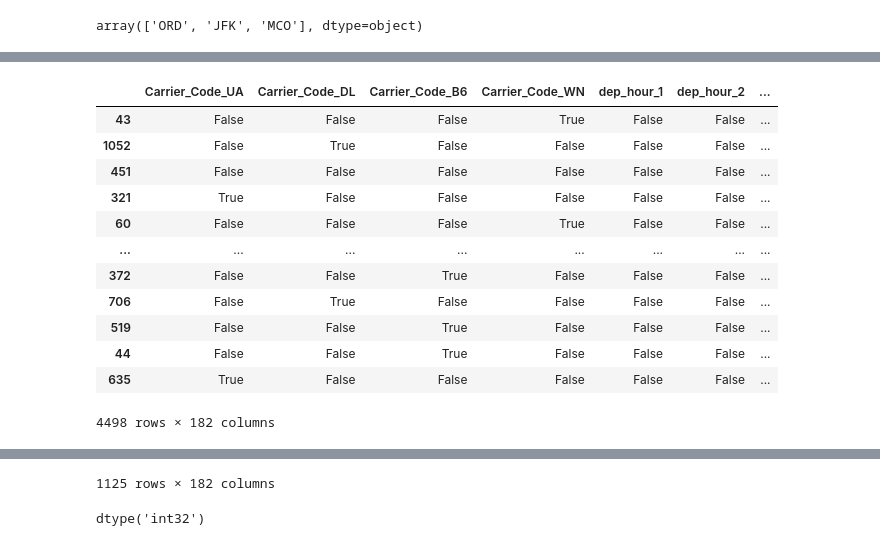
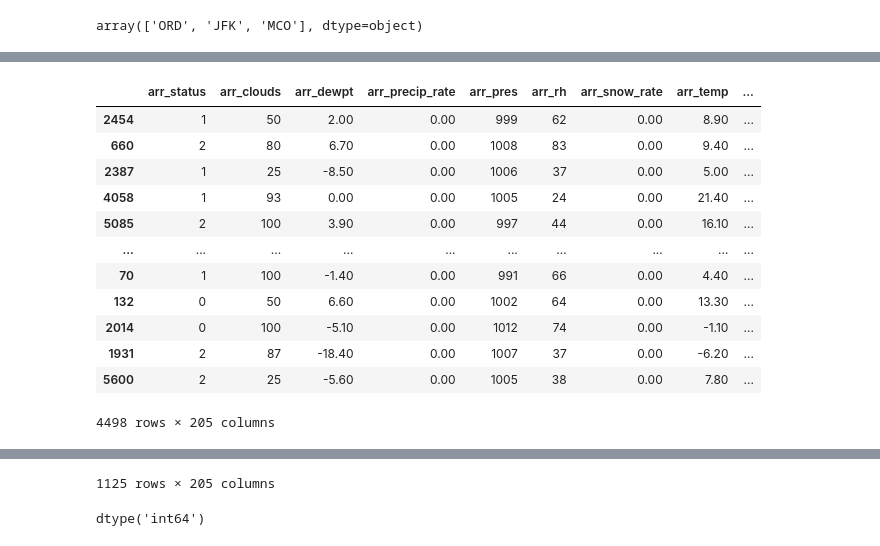
Before and after one commit to melvin1117/flight-predictions, a Jupyter notebook: analysis1.ipynb, the cells around one changed output, grey strips where cells are left out. Cells and saved outputs as stored; diff of their text form; code cells hidden in the pictures.

```diff
--- a/analysis1.ipynb
+++ b/analysis1.ipynb
@@ -110,21 +110,21 @@ sub_data.head()
 # %%
 sub_data['dep_min'] = sub_data['Scheduled departure time'].str.split(":").str[1].astype('int64')
 def round_to_nearest_quarter(minute):
-    if 0 <= minute < 7:
+    if 0 <= minute < 14:
         return 0
-    elif 8 <= minute < 22:
+    elif 15 <= minute < 29:
         return 15
-    elif 23 <= minute < 37:
+    elif 30 <= minute < 44:
         return 30
     else:
         return 45
 
 sub_data['dep_minutes'] = sub_data['dep_min'].apply(round_to_nearest_quarter).astype('object')
-sub_data['dep_hours'] = np.where(sub_data['dep_min']>52,sub_data['dep_hour']+1,sub_data['dep_hour']).astype('object')
+sub_data['dep_hours'] = sub_data['dep_hour'].astype('object')
 sub_data['dep_min'] = sub_data['dep_min'].astype('object')
 sub_data['arr_min'] = main_data['Scheduled Arrival Time'].str.split(":").str[1].astype('int64')
 sub_data['arr_minutes'] = sub_data['arr_min'].apply(round_to_nearest_quarter).astype('object')
-sub_data['arr_hours'] = np.where(sub_data['arr_min']>52,sub_data['arr_hour']+1,sub_data['arr_hour']).astype('object')
+sub_data['arr_hours'] = sub_data['arr_hour'].astype('object')
 sub_data['arr_min'] = sub_data['arr_min'].astype('object')
 sub_data['Flight_Number'] = main_data['Flight_Number'].astype('object')
 sub_data['dep_hour'] = main_data['dep_hour'].astype('object')
@@ -166,0 +169,18 @@ dtype: object
+# %%
+# Read and process weather data files for each airport
+jfk_weather_data = pd.read_csv('weather_data/JFK_weather_data_sub_hourly_processed.csv')
+syr_weather_data = pd.read_csv('weather_data/SYR_weather_data_sub_hourly_processed.csv')
+ord_weather_data = pd.read_csv('weather_data/ORD_weather_data_sub_hourly_processed.csv')
+mco_weather_data = pd.read_csv('weather_data/MCO_weather_data_sub_hourly_processed.csv')
+
+# Combine weather data for all airports
+weather_dfs = [jfk_weather_data, ord_weather_data, mco_weather_data]
+weather_data = pd.concat(weather_dfs, axis=0)
+
+# Define merging logic based on airport code
+sub_data = pd.merge(sub_data, syr_weather_data, how='left', on=['Date', 'arr_hours', 'arr_minutes'])
+
+sub_data = pd.merge(sub_data, weather_data, how='left', on=['Origin_Airport', 'Date', 'dep_hours', 'dep_minutes'])
+
+
+sub_data.head()
@@ -167,6 +232,8 @@ dtype: object
+# %%
+sub_data.rename(columns={'Arrival Delay (Minutes)':'arr_delay'}, inplace=True)
 # %%
-sub_data.drop(columns= ['Date','Arrival Delay (Minutes)','Flight_Number','Tail_Number',
-                       'Scheduled departure time','Scheduled Arrival Time','dep_order'],inplace = True)
+sub_data.drop(columns= ['Date','Flight_Number','Tail_Number',
+                       'Scheduled departure time','Scheduled Arrival Time','dep_order', 'arr_hours','arr_minutes', 'dep_hours', 'dep_minutes', 'arr_weather.description', 'dep_weather.description', 'arr_weather.code', 'dep_weather.code'],inplace = True)
 # %%
 
 sub_data.dtypes
@@ -253,21 +334,21 @@ Index(['arr_status', 'Carrier_Code_UA', 'Carrier_Code_DL', 'Carrier_Code_B6',
 # %%
-X_train, X_test, y_train, y_test = train_test_split(su_data.drop(columns = ['arr_status']), su_data['arr_status'], test_size=0.2, stratify = su_data['arr_status'], random_state=50)
+X_train, X_test, y_train, y_test = train_test_split(su_data.drop(columns = ['arr_delay']), su_data['arr_delay'], test_size=0.2, random_state=50)
 # In the above split the stratify = y essentially makes sure the fractions of the classification is maintained
 X_train
 X_test
 y_train.dtypes
 y_test
 # %% [output]
-|  | Carrier_Code_UA | Carrier_Code_DL | Carrier_Code_B6 | Carrier_Code_WN | dep_hour_1 | dep_hour_2 | ... |
-| 43 | False | False | False | True | False | False | ... |
-| 1052 | False | True | False | False | False | False | ... |
-| 451 | False | False | False | False | False | False | ... |
-| 321 | True | False | False | False | False | False | ... |
-| 60 | False | False | False | True | False | False | ... |
-| ... | ... | ... | ... | ... | ... | ... | ... |
-| 372 | False | False | True | False | False | False | ... |
-| 706 | False | True | False | False | False | False | ... |
-| 519 | False | False | True | False | False | False | ... |
-| 44 | False | False | True | False | False | False | ... |
-| 635 | True | False | False | False | False | False | ... |
+|  | arr_status | arr_clouds | arr_dewpt | arr_precip_rate | arr_pres | arr_rh | arr_snow_rate | arr_temp | ... |
+| 2454 | 1 | 50 | 2.00 | 0.00 | 999 | 62 | 0.00 | 8.90 | ... |
+| 660 | 2 | 80 | 6.70 | 0.00 | 1008 | 83 | 0.00 | 9.40 | ... |
+| 2387 | 1 | 25 | -8.50 | 0.00 | 1006 | 37 | 0.00 | 5.00 | ... |
+| 4058 | 1 | 93 | 0.00 | 0.00 | 1005 | 24 | 0.00 | 21.40 | ... |
+| 5085 | 2 | 100 | 3.90 | 0.00 | 997 | 44 | 0.00 | 16.10 | ... |
+| ... | ... | ... | ... | ... | ... | ... | ... | ... | ... |
+| 70 | 1 | 100 | -1.40 | 0.00 | 991 | 66 | 0.00 | 4.40 | ... |
+| 132 | 0 | 50 | 6.60 | 0.00 | 1002 | 64 | 0.00 | 13.30 | ... |
+| 2014 | 0 | 100 | -5.10 | 0.00 | 1012 | 74 | 0.00 | -1.10 | ... |
+| 1931 | 2 | 87 | -18.40 | 0.00 | 1007 | 37 | 0.00 | -6.20 | ... |
+| 5600 | 2 | 25 | -5.60 | 0.00 | 1005 | 38 | 0.00 | 7.80 | ... |
-4498 rows × 182 columns
+4498 rows × 205 columns
@@ -286,2 +367,2 @@ y_test
-1125 rows × 182 columns
+1125 rows × 205 columns
-dtype('int32')
+dtype('int64')
```
Also changed, not shown: parts of 16 cells of this notebook, 9 other files.
